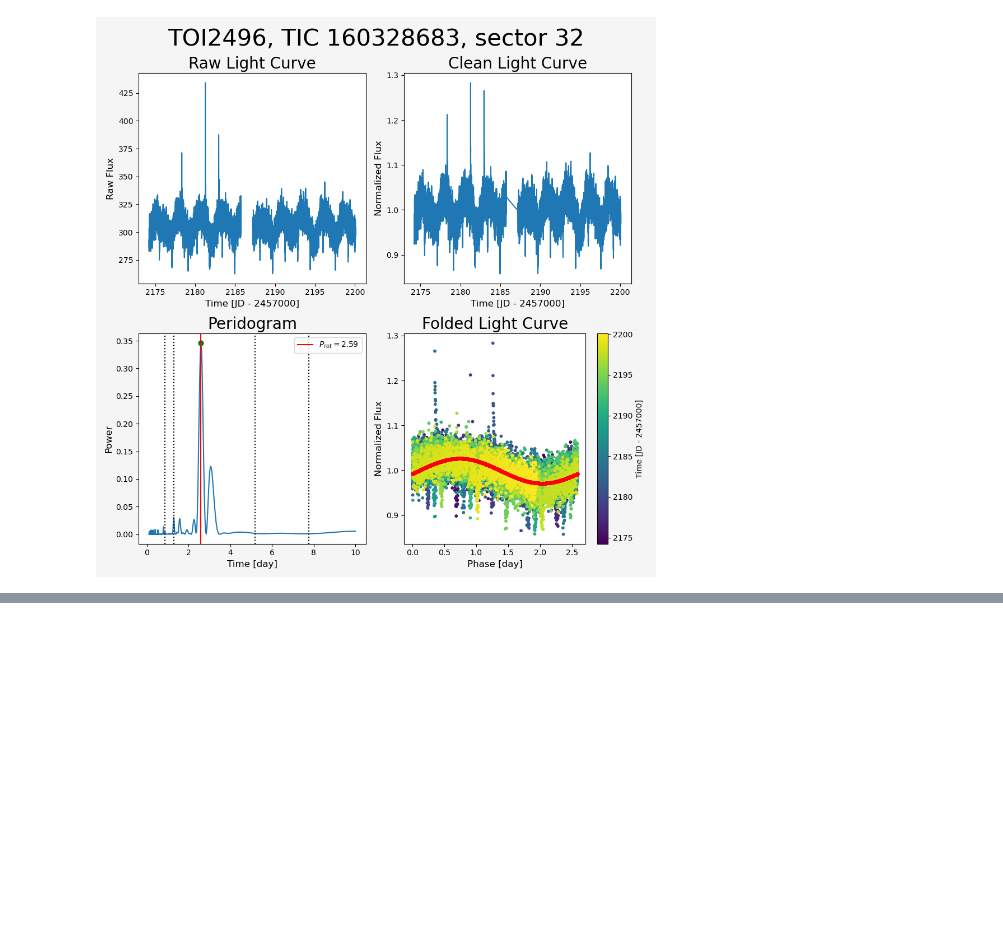
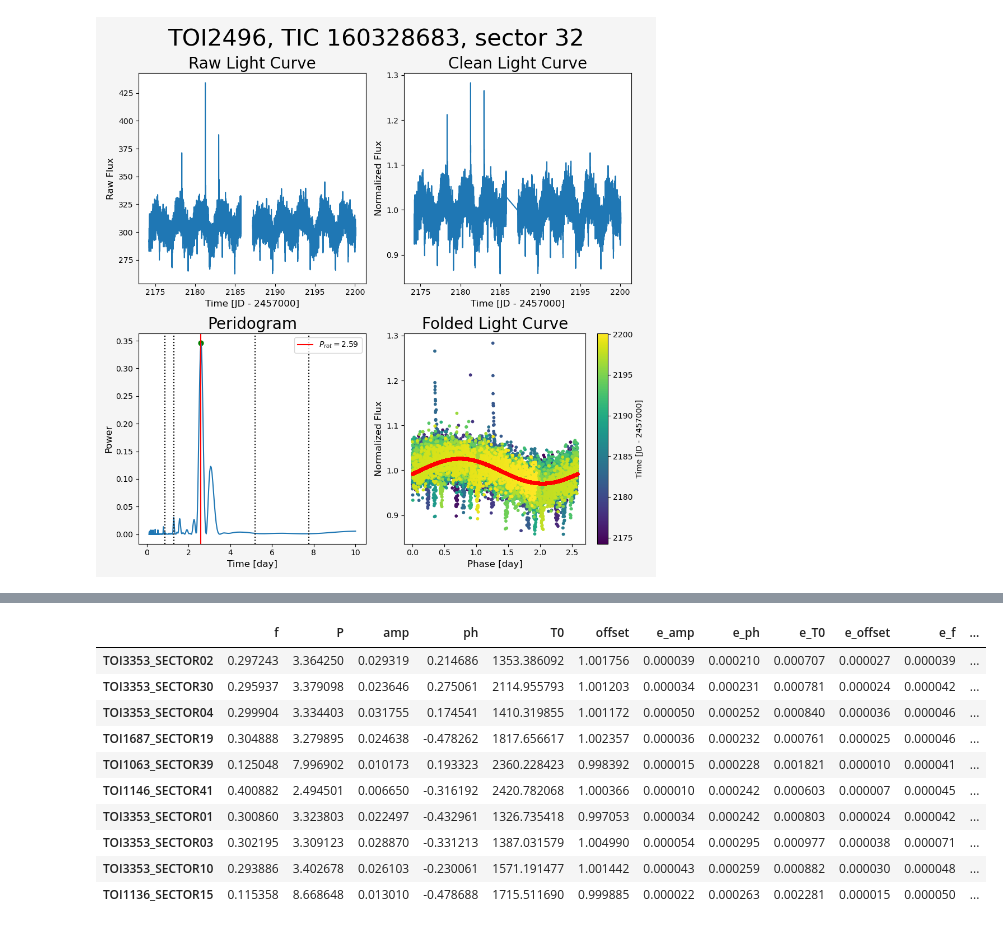
Before and after one commit to hiremasa/ytps, a Jupyter notebook: src/working_notebook.ipynb, the cells around one changed output, grey strips where cells are left out. Saved outputs shown, nothing was run; the diff lists cells and outputs as text; code cells hidden in the pictures; blank space fills up the shorter version.

```diff
--- a/src/working_notebook.ipynb
+++ b/src/working_notebook.ipynb
@@ -272,2 +323,16 @@ show_img(2496, 32)
 # %%
-d
+df_top10 = pd.read_csv("../output/TOI/all_df_sort_pmax.csv",  index_col=0)
+# %%
+df_top10.head(10)
+# %% [output]
+|  | f | P | amp | ph | T0 | offset | e_amp | e_ph | e_T0 | e_offset | e_f | ... |
+| TOI3353_SECTOR02 | 0.297243 | 3.364250 | 0.029319 | 0.214686 | 1353.386092 | 1.001756 | 0.000039 | 0.000210 | 0.000707 | 0.000027 | 0.000039 | ... |
+| TOI3353_SECTOR30 | 0.295937 | 3.379098 | 0.023646 | 0.275061 | 2114.955793 | 1.001203 | 0.000034 | 0.000231 | 0.000781 | 0.000024 | 0.000042 | ... |
+| TOI3353_SECTOR04 | 0.299904 | 3.334403 | 0.031755 | 0.174541 | 1410.319855 | 1.001172 | 0.000050 | 0.000252 | 0.000840 | 0.000036 | 0.000046 | ... |
+| TOI1687_SECTOR19 | 0.304888 | 3.279895 | 0.024638 | -0.478262 | 1817.656617 | 1.002357 | 0.000036 | 0.000232 | 0.000761 | 0.000025 | 0.000046 | ... |
+| TOI1063_SECTOR39 | 0.125048 | 7.996902 | 0.010173 | 0.193323 | 2360.228423 | 0.998392 | 0.000015 | 0.000228 | 0.001821 | 0.000010 | 0.000041 | ... |
+| TOI1146_SECTOR41 | 0.400882 | 2.494501 | 0.006650 | -0.316192 | 2420.782068 | 1.000366 | 0.000010 | 0.000242 | 0.000603 | 0.000007 | 0.000045 | ... |
+| TOI3353_SECTOR01 | 0.300860 | 3.323803 | 0.022497 | -0.432961 | 1326.735418 | 0.997053 | 0.000034 | 0.000242 | 0.000803 | 0.000024 | 0.000042 | ... |
+| TOI3353_SECTOR03 | 0.302195 | 3.309123 | 0.028870 | -0.331213 | 1387.031579 | 1.004990 | 0.000054 | 0.000295 | 0.000977 | 0.000038 | 0.000071 | ... |
+| TOI3353_SECTOR10 | 0.293886 | 3.402678 | 0.026103 | -0.230061 | 1571.191477 | 1.001442 | 0.000043 | 0.000259 | 0.000882 | 0.000030 | 0.000048 | ... |
+| TOI1136_SECTOR15 | 0.115358 | 8.668648 | 0.013010 | -0.478688 | 1715.511690 | 0.999885 | 0.000022 | 0.000263 | 0.002281 | 0.000015 | 0.000050 | ... |
```
Also changed, not shown: parts of 16 cells of this notebook, 4 other files.
